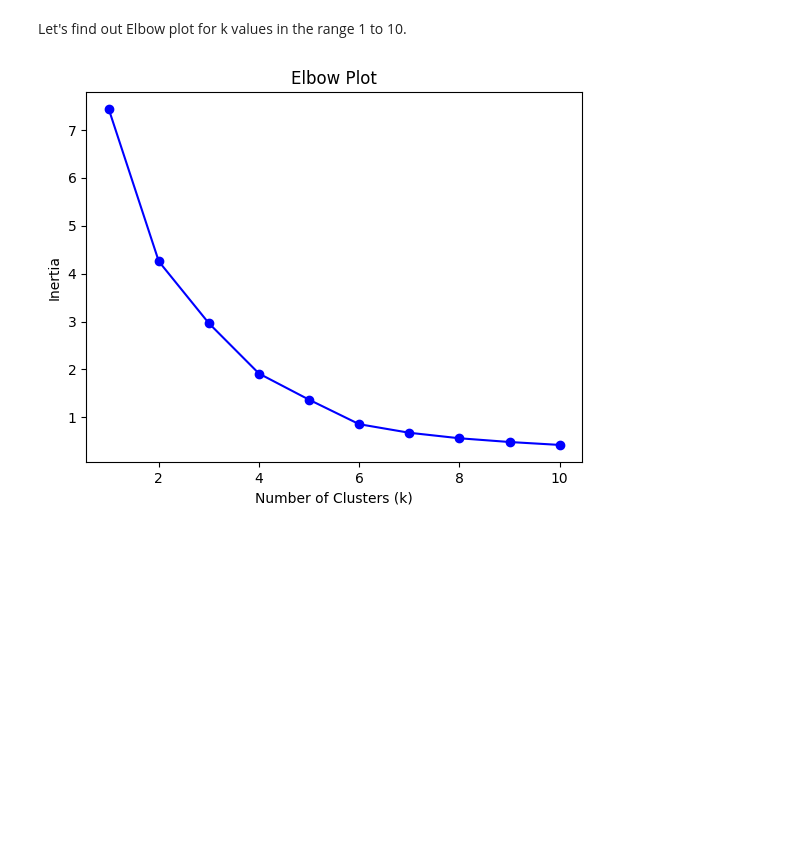
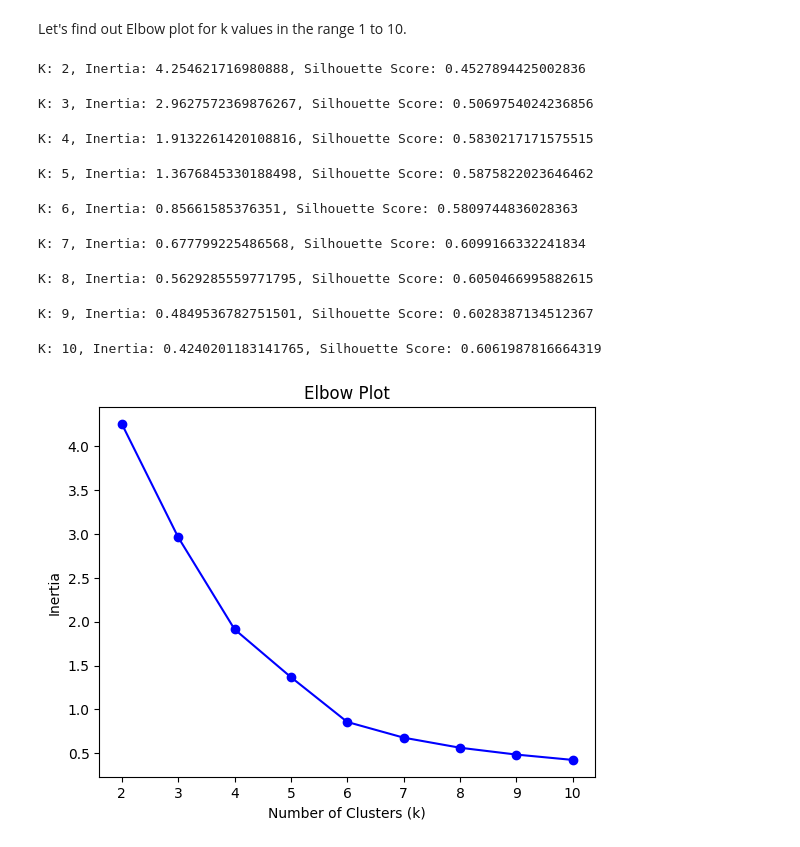
Before and after one commit to umeshrawat/MachineLearning, a Jupyter notebook: Unsupervised_Classification/SocialClusters/src/SocialClusters.ipynb, the cells around one changed output. Drawn from its saved outputs; the diff is of its cells as text; code cells hidden in the pictures; blank space fills up the shorter version.

```diff
--- a/Unsupervised_Classification/SocialClusters/src/SocialClusters.ipynb
+++ b/Unsupervised_Classification/SocialClusters/src/SocialClusters.ipynb
@@ -283,18 +283,31 @@ Let's find out Elbow plot for k values in the range 1 to 10.
 # %%
 from sklearn.cluster import KMeans
 import matplotlib.pyplot as plt
 
 X = socialClusterDataFrame[['Degree Centrality', 'Eigen Vector Centrality', 'Closeness Centrality', 'Betweenness Centrality']]
 
 inertias = []
-for k in range(1, 11):  # Check for k from 1 to 10
+silhouette_scores = []
+for k in range(2, 11):  # Check for k from 1 to 10
     kmeans = KMeans(n_clusters=k, random_state=42).fit(X)
     inertias.append(kmeans.inertia_)
+    labels = kmeans.labels_
+    silhouette_scores.append(silhouette_score(X, labels))
+    print(f"K: {k}, Inertia: {kmeans.inertia_}, Silhouette Score: {silhouette_score(X, labels)}")
 
-plt.plot(range(1, 11), inertias, 'bo-')
+plt.plot(range(2, 11), inertias, 'bo-')
 plt.xlabel('Number of Clusters (k)')
 plt.ylabel('Inertia')
 plt.title('Elbow Plot')
 plt.show()
 # %% [output]
+K: 2, Inertia: 4.254621716980888, Silhouette Score: 0.4527894425002836
+K: 3, Inertia: 2.9627572369876267, Silhouette Score: 0.5069754024236856
+K: 4, Inertia: 1.9132261420108816, Silhouette Score: 0.5830217171575515
+K: 5, Inertia: 1.3676845330188498, Silhouette Score: 0.5875822023646462
+K: 6, Inertia: 0.85661585376351, Silhouette Score: 0.5809744836028363
+K: 7, Inertia: 0.677799225486568, Silhouette Score: 0.6099166332241834
+K: 8, Inertia: 0.5629285559771795, Silhouette Score: 0.6050466995882615
+K: 9, Inertia: 0.4849536782751501, Silhouette Score: 0.6028387134512367
+K: 10, Inertia: 0.4240201183141765, Silhouette Score: 0.6061987816664319
-[figure, old version]
+[figure, new version]
```
Also changed, not shown: parts of 7 cells of this notebook.
